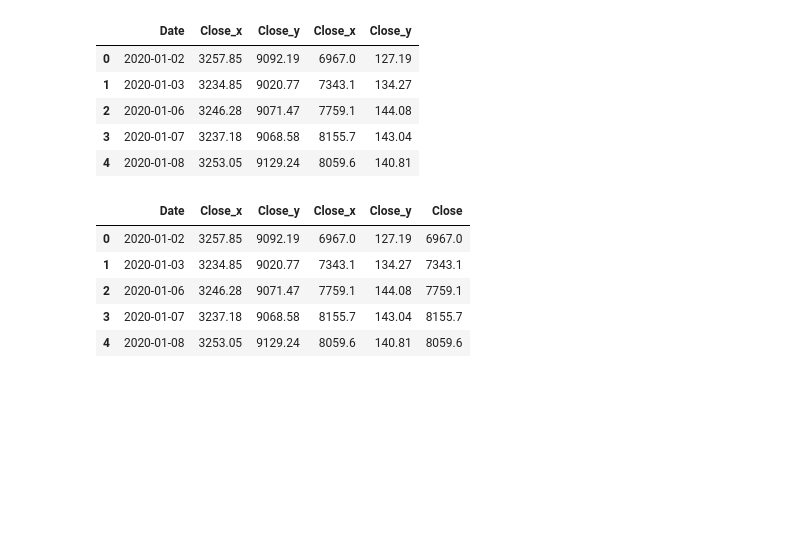
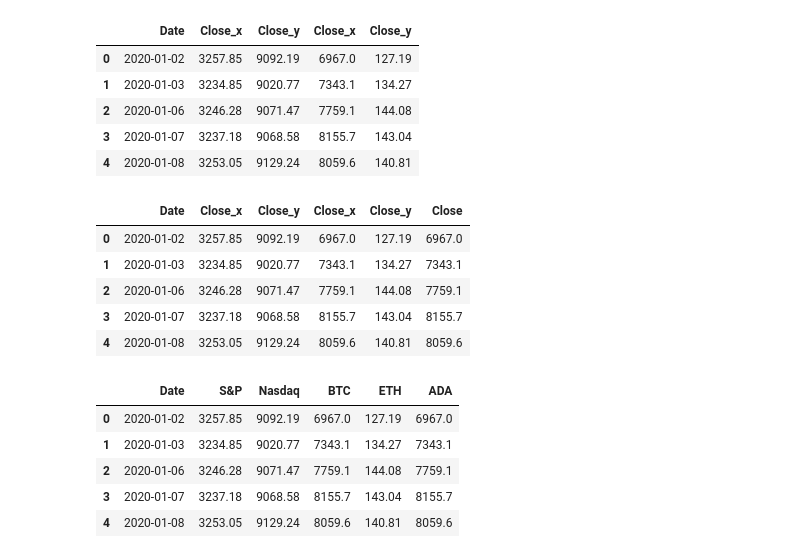
Before and after one commit to justinboggs/finance, a Jupyter notebook: correlate.ipynb, the cells around one changed output. Drawn from its saved outputs; the diff is of its cells as text; code cells hidden in the pictures; blank space fills up the shorter version.

```diff
--- a/correlate.ipynb
+++ b/correlate.ipynb
@@ -186,6 +186,16 @@ all.head()
 | 2 | 2020-01-06 | 3246.28 | 9071.47 | 7759.1 | 144.08 | 7759.1 |
 | 3 | 2020-01-07 | 3237.18 | 9068.58 | 8155.7 | 143.04 | 8155.7 |
 | 4 | 2020-01-08 | 3253.05 | 9129.24 | 8059.6 | 140.81 | 8059.6 |
+# %%
+all.columns = ['Date', 'S&P', 'Nasdaq', 'BTC', 'ETH', 'ADA']
+all.head()
+# %% [output]
+|  | Date | S&P | Nasdaq | BTC | ETH | ADA |
+| 0 | 2020-01-02 | 3257.85 | 9092.19 | 6967.0 | 127.19 | 6967.0 |
+| 1 | 2020-01-03 | 3234.85 | 9020.77 | 7343.1 | 134.27 | 7343.1 |
+| 2 | 2020-01-06 | 3246.28 | 9071.47 | 7759.1 | 144.08 | 7759.1 |
+| 3 | 2020-01-07 | 3237.18 | 9068.58 | 8155.7 | 143.04 | 8155.7 |
+| 4 | 2020-01-08 | 3253.05 | 9129.24 | 8059.6 | 140.81 | 8059.6 |
 # %%
 # fig, ax = plt.subplots()
 # ax.plot(all['Date'], all[[stock, 'Bitcoin']])
```
Also changed, not shown: parts of 1 cell of this notebook.
